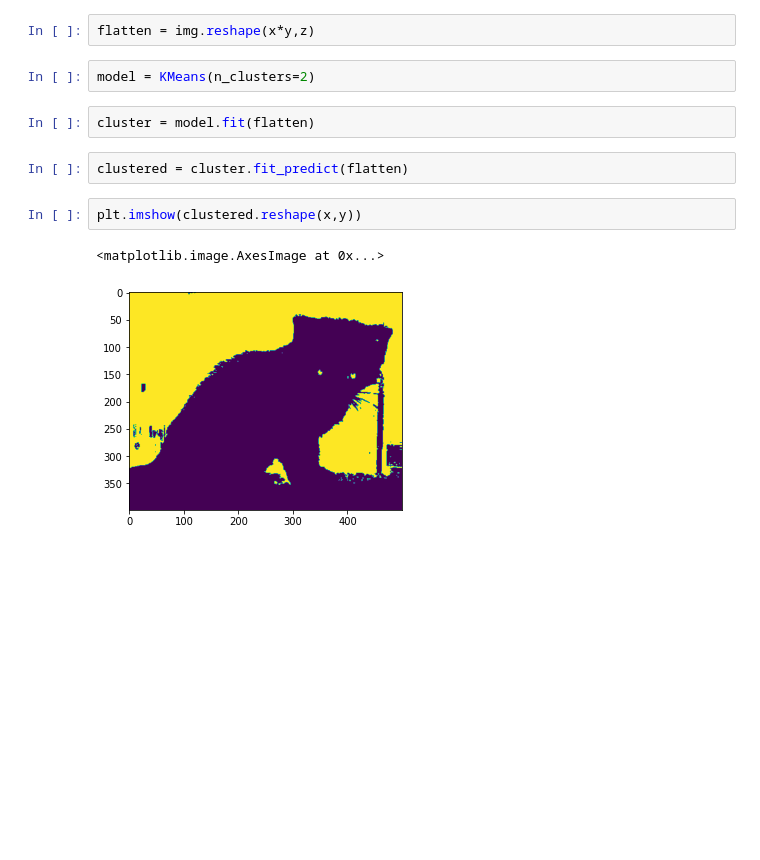
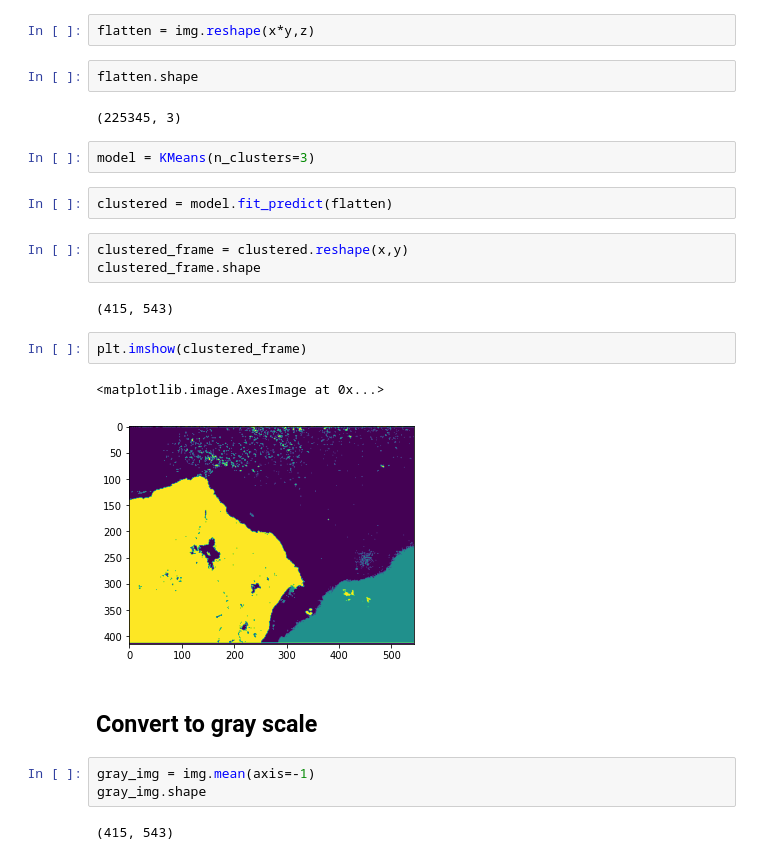
Before and after one commit to NishantBaheti/MachineLearningExploration, a Jupyter notebook: MathExploration/ImageSegmentation.ipynb, the cells around one changed output. Drawn from its saved outputs; the diff is of its cells as text; blank space fills up the shorter version.

```diff
--- a/MathExploration/ImageSegmentation.ipynb
+++ b/MathExploration/ImageSegmentation.ipynb
@@ -27,13 +79,27 @@ x,y,z
 # %%
 flatten = img.reshape(x*y,z)
+# %%
+flatten.shape
+# %% [output]
+(225345, 3)
 # %%
-model = KMeans(n_clusters=2)
+model = KMeans(n_clusters=3)
 # %%
-cluster = model.fit(flatten)
+clustered = model.fit_predict(flatten)
-# %%
-clustered = cluster.fit_predict(flatten)
 # %%
-plt.imshow(clustered.reshape(x,y))
+clustered_frame = clustered.reshape(x,y)
+clustered_frame.shape
 # %% [output]
-<matplotlib.image.AxesImage at 0x...>
+(415, 543)
-[figure, removed]
+# %%
+plt.imshow(clustered_frame)
+# %% [output]
+<matplotlib.image.AxesImage at 0x...>
+[figure, added]
+# %% [markdown]
+## Convert to gray scale
+# %%
+gray_img = img.mean(axis=-1)
+gray_img.shape
+# %% [output]
+(415, 543)
```
Also changed, not shown: parts of 20 cells of this notebook, 2 other files.
